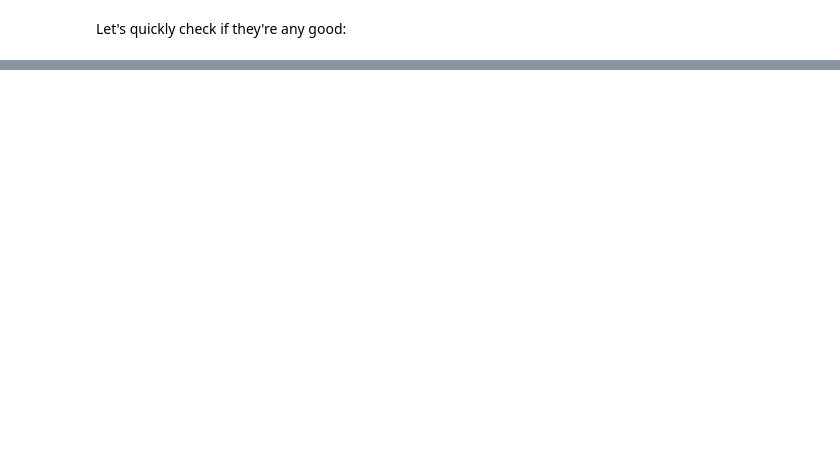
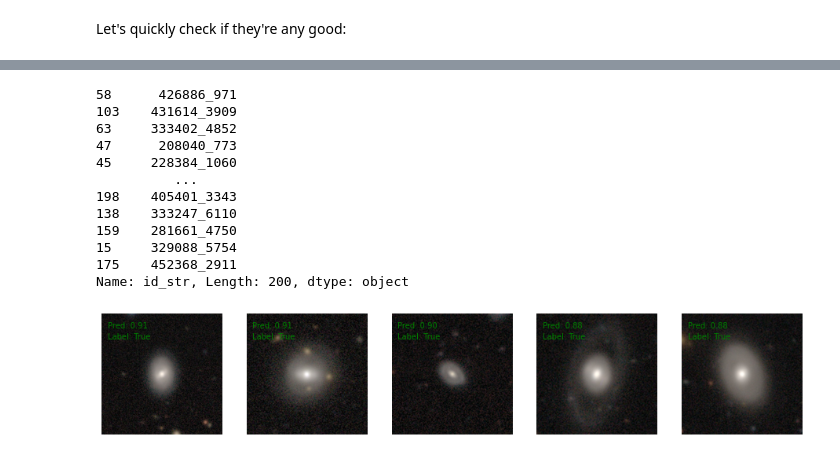
Before and after one commit to josvalen/practicetemp, a Jupyter notebook: Zoobot_Finetune_PyTorch.ipynb, the cells around one changed output, grey strips where cells are left out. Cells and saved outputs as stored; diff of their text form; code cells hidden in the pictures; blank space fills up the shorter version.

```diff
--- a/Zoobot_Finetune_PyTorch.ipynb
+++ b/Zoobot_Finetune_PyTorch.ipynb
@@ -187 +177,5 @@ save_dir = os.path.join(
+# %%
+# TODO you can update these paths to suit own data
+checkpoint_loc = os.path.join(zoobot_dir, 'data/pretrained_models/pytorch/checkpoint.ckpt')  # downloaded above
+save_dir = os.path.join(zoobot_dir, 'results/pytorch/finetune/finetune_binary_classification')
 # %%
@@ -315,2 +241,5 @@ INFO:pytorch_lightning.accelerators.cuda:LOCAL_RANK: 0 - CUDA_VISIBLE_DEVICES: [
 # %% [markdown]
 Let's quickly check if they're any good:
+# %%
+predictions = pd.read_csv(os.path.join(save_dir, 'finetuned_predictions.csv'))
+predictions.head()
@@ -316,0 +253,4 @@ Let's quickly check if they're any good:
+# %%
+
+predictions = pd.merge(predictions, test_catalog[['id_str', 'file_loc', 'ring']])
+predictions.head()
@@ -316,0 +264,42 @@ Let's quickly check if they're any good:
+# %%
+import numpy as np
+import matplotlib.pyplot as plt
+from PIL import Image
+
+def show_rings(df):
+  # little utility function to visualise galaxies and our ring labels/predictions
+
+  fig, axes = plt.subplots(ncols=5, figsize=(16, 3))
+  for n in range(5):
+    galaxy = df.iloc[n]
+
+    im = Image.open(galaxy['file_loc'])
+    axes[n].imshow(im)
+
+    correct = np.around(galaxy['ring_pred']) == galaxy['ring']
+    if correct:
+      color = 'g'
+    else:
+      color = 'r'
+    axes[n].text(20, 50, 'Pred: {:.2f}'.format(galaxy['ring_pred']), color=color)
+    axes[n].text(20, 90, 'Label: {}'.format(galaxy['ring']), color=color)
+
+    axes[n].axis('off')
+# %%
+top_5_predictions = predictions.sort_values('ring_pred', ascending=False)
+show_rings(top_5_predictions)
+print(top_5_predictions['id_str'])
+# %% [output]
+58      426886_971
+103    431614_3909
+63     333402_4852
+47      208040_773
+45     228384_1060
+          ...
+198    405401_3343
+138    333247_6110
+159    281661_4750
+15     329088_5754
+175    452368_2911
+Name: id_str, Length: 200, dtype: object
+[figure, added]
```
Also changed, not shown: parts of 23 cells of this notebook.
